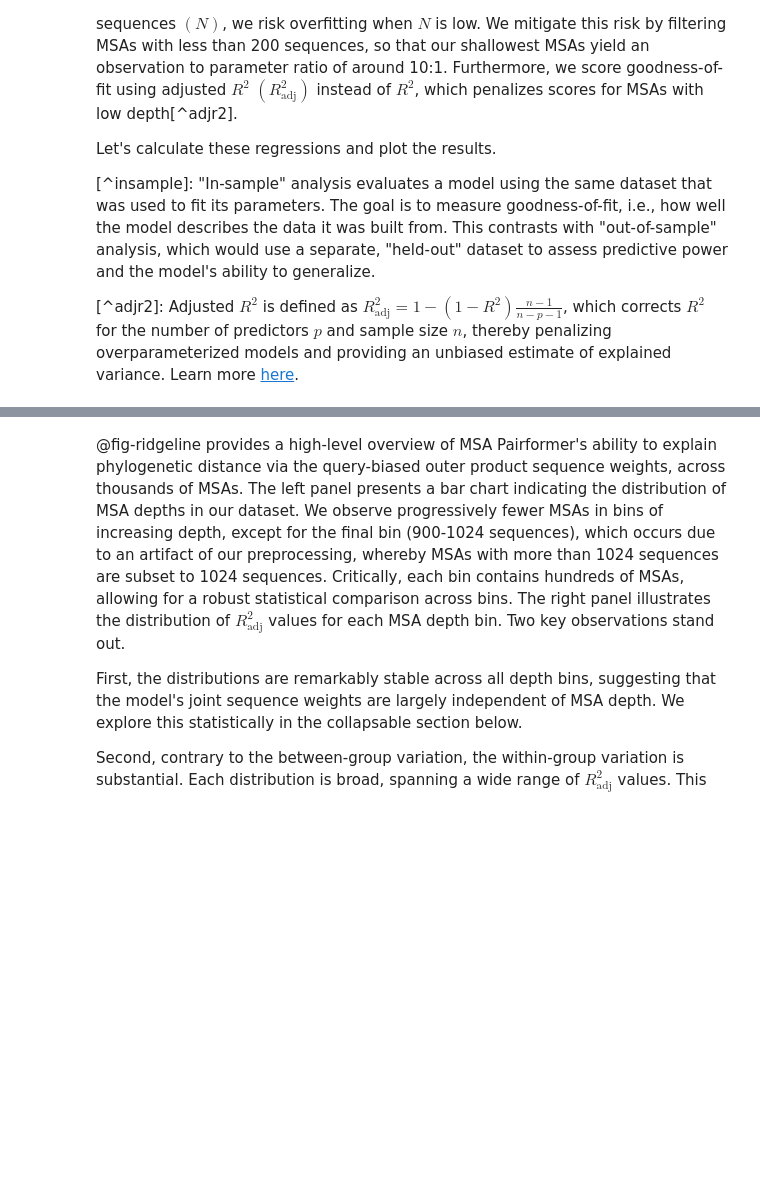
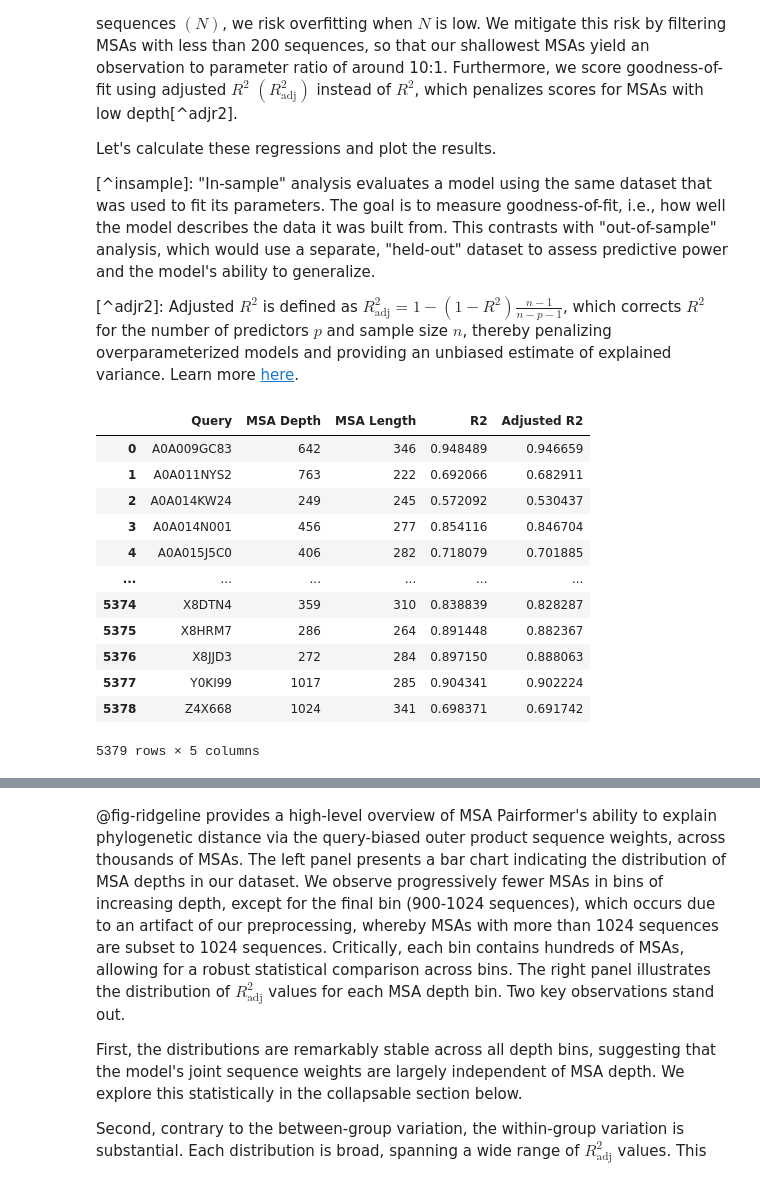
Before and after one commit to Arcadia-Science/2025-phylogenetic-analysis-of-msa-pairformer, a Jupyter notebook: index.ipynb, the cells around one changed output, grey strips where cells are left out. Drawn from its saved outputs; the diff is of its cells as text; code cells hidden in the pictures; blank space fills up the shorter version.

```diff
--- a/index.ipynb
+++ b/index.ipynb
@@ -387,6 +387,7 @@ First, randomly select 20,000 MSAs from the UniClust30 collection. Then, for eac
 # | output: false
 import random
 
+import joblib
 from analysis.open_protein_set import fetch_all_ids, fetch_msas
 from analysis.sequence import write_processed_msa
 from analysis.utils import progress
@@ -467,9 +468,12 @@ for id, raw_msa_path in progress(raw_msa_paths.items(), desc="Processing MSAs"):
 
 _ = skipped_file.write_text("\n".join(skipped_set) + "\n")
 
-msas = {}
-for msa_path in progress(sorted(uniclust30_msa_dir.glob("*.a3m")), desc="Loading MSAs"):
-    msas[msa_path.stem] = MSA(msa_path, diverse_select_method="none")
+jobs = {
+    msa_path.stem: joblib.delayed(MSA)(msa_path, diverse_select_method="none")
+    for msa_path in sorted(uniclust30_msa_dir.glob("*.a3m"))
+}
+results = joblib.Parallel(n_jobs=-1)(jobs.values())
+msas = dict(zip(jobs.keys(), results, strict=True))
 
 print(f"Final MSA count: {len(msas)}")
 # %% [markdown]
@@ -575,6 +579,7 @@ Let's calculate these regressions and plot the results.
 import numpy as np
 import pandas as pd
 from analysis.regression import regress_and_analyze_features
+from analysis.tree import gap_fraction
 from joblib import Parallel, delayed
 
 
@@ -585,31 +590,50 @@ def process_msa(query: str, query_length: int, dist_to_query: np.ndarray, weight
     # Perform an ANOVA (type III) to establish explanatory importance
     # of each layer's sequence weights.
     model, anova_table = regress_and_analyze_features(weights, dist_to_query)
 
     data["Query"] = query
     data["MSA Depth"] = len(dist_to_query)
     data["MSA Length"] = query_length
     data["R2"] = model.rsquared
     data["Adjusted R2"] = model.rsquared_adj
     data.update(anova_table["percent_sum_sq"].to_dict())
 
     return data
 
 
 jobs = []
-for query in seq_weights.keys():
+trees_with_outlier_branches = set()
+for query in trees.keys():
     msa = msas[query]
     tree = trees[query]
     weights = seq_weights[query]
 
     query_len = msa.select_diverse_msa.shape[1]
 
     size = len(tree.get_leaf_names())
     if size < 200:
         continue
 
+    if gap_fraction(tree) > 0.5:
+        trees_with_outlier_branches.add(id)
+        continue
+
     dist_to_query = get_patristic_distance(tree, query)[msa.ids_l].values
     jobs.append(delayed(process_msa)(query, query_len, dist_to_query, weights))
 
 results_df = pd.DataFrame(Parallel(-1)(jobs))
 results_df.iloc[:, :5]
+# %% [output]
+|  | Query | MSA Depth | MSA Length | R2 | Adjusted R2 |
+| 0 | A0A009GC83 | 642 | 346 | 0.948489 | 0.946659 |
+| 1 | A0A011NYS2 | 763 | 222 | 0.692066 | 0.682911 |
+| 2 | A0A014KW24 | 249 | 245 | 0.572092 | 0.530437 |
+| 3 | A0A014N001 | 456 | 277 | 0.854116 | 0.846704 |
+| 4 | A0A015J5C0 | 406 | 282 | 0.718079 | 0.701885 |
+| ... | ... | ... | ... | ... | ... |
+| 5374 | X8DTN4 | 359 | 310 | 0.838839 | 0.828287 |
+| 5375 | X8HRM7 | 286 | 264 | 0.891448 | 0.882367 |
+| 5376 | X8JJD3 | 272 | 284 | 0.897150 | 0.888063 |
+| 5377 | Y0KI99 | 1017 | 285 | 0.904341 | 0.902224 |
+| 5378 | Z4X668 | 1024 | 341 | 0.698371 | 0.691742 |
+5379 rows × 5 columns
```
Also changed, not shown: parts of 26 cells of this notebook, 2 other files.
